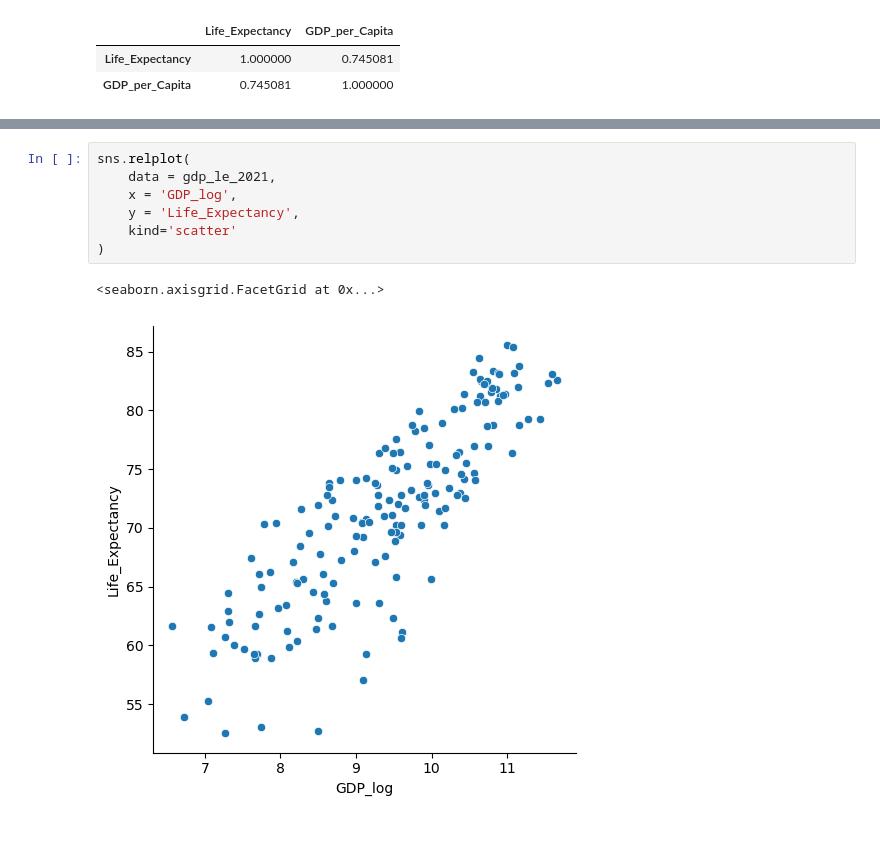
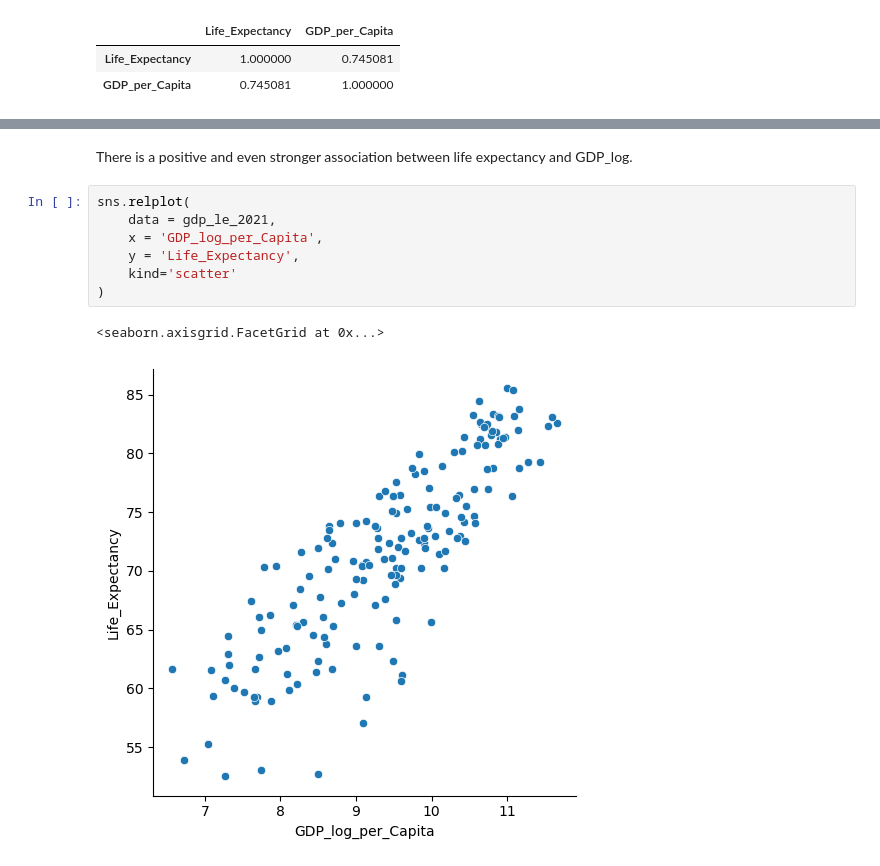
Before and after one commit to nss-data-science-cohort-8/un-exploration-BillyBrothers, a Jupyter notebook: notebooks/UN_Data_Exploration.ipynb, the cells around one changed output, grey strips where cells are left out. Saved outputs shown, nothing was run; the diff lists cells and outputs as text; blank space fills up the shorter version.

Commit message:
finished rest of probs with new data. Project complete.

```diff
--- a/notebooks/UN_Data_Exploration.ipynb
+++ b/notebooks/UN_Data_Exploration.ipynb
@@ -398,10 +385,12 @@ gdp_le_2021[['Life_Expectancy', 'GDP_log']].corr()
-# %%
-sns.relplot(
-    data = gdp_le_2021,
-    x = 'GDP_log',
-    y = 'Life_Expectancy',
-    kind='scatter'
-)
-# %% [output]
-<seaborn.axisgrid.FacetGrid at 0x...>
-[figure, removed]
+# %% [markdown]
+There is a positive and even stronger association between life expectancy and GDP_log.
+# %%
+sns.relplot(
+    data = gdp_le_2021,
+    x = 'GDP_log_per_Capita',
+    y = 'Life_Expectancy',
+    kind='scatter'
+)
+# %% [output]
+<seaborn.axisgrid.FacetGrid at 0x...>
+[figure, added]
```
Also changed, not shown: parts of 14 cells of this notebook.
